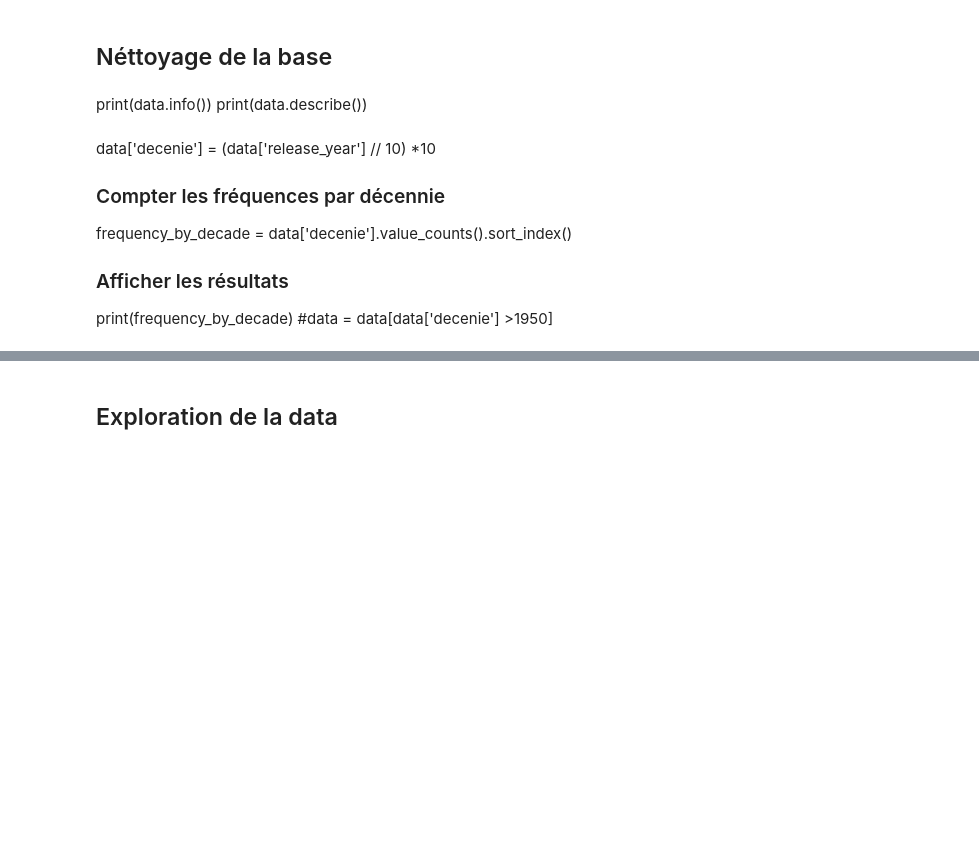
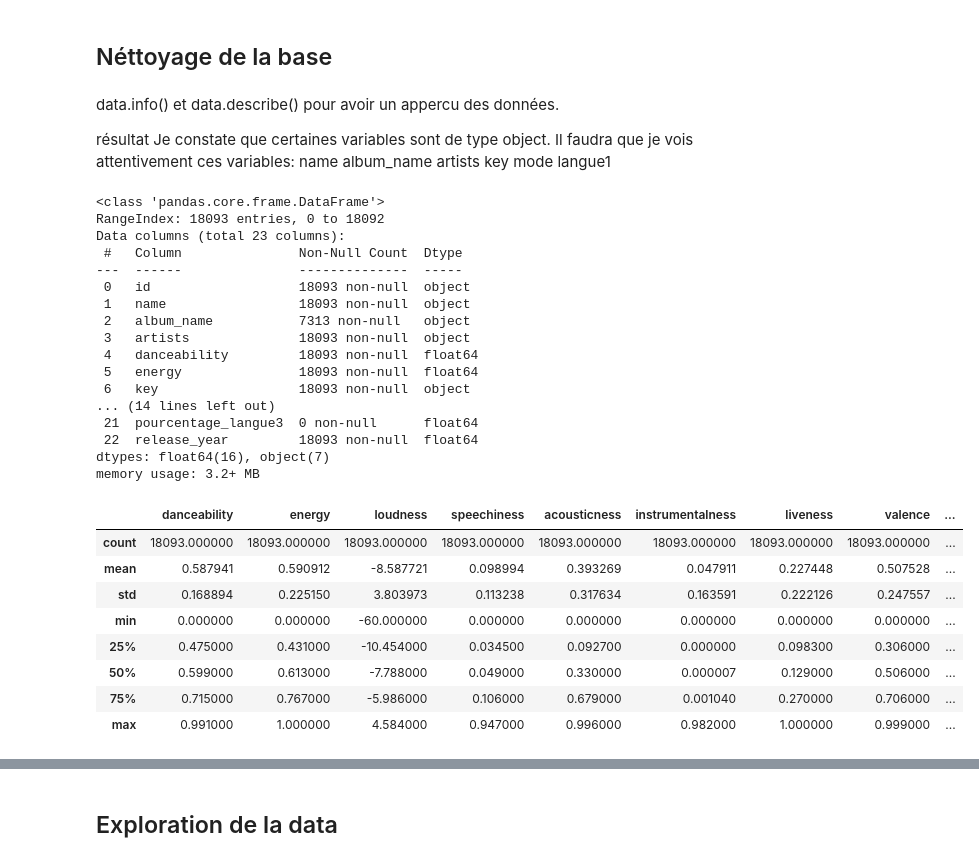
Before and after one commit to chabiadjobo/typologie_chansons_francaises, a Jupyter notebook: typologie.ipynb, the cells around one changed output, grey strips where cells are left out. Cells and saved outputs as stored; diff of their text form; code cells hidden in the pictures; blank space fills up the shorter version.

```diff
--- a/typologie.ipynb
+++ b/typologie.ipynb
@@ -13,16 +24,45 @@ from sklearn.preprocessing import StandardScaler
 # %% [markdown]
 ## Néttoyage de la base
 # %%
-data = pd.read_csv('base_excel/songs_with_release_year.csv')
+data = pd.read_csv('base_excel/data_typologie.csv')
-# %% [markdown]
-print(data.info())
-print(data.describe())
-# %% [markdown]
-data['decenie'] = (data['release_year'] // 10) *10
-
-### Compter les fréquences par décennie
-frequency_by_decade = data['decenie'].value_counts().sort_index()
-
-### Afficher les résultats
-print(frequency_by_decade)
-#data = data[data['decenie'] >1950]
+# %% [markdown]
+data.info() et data.describe() pour avoir un appercu des données.
+
+résultat
+Je constate que certaines variables sont de type object. Il faudra que je vois attentivement ces variables:
+name
+album_name
+artists
+key
+mode
+langue1
+# %%
+data.info()
+data.describe()
+# %% [output]
+<class 'pandas.core.frame.DataFrame'>
+RangeIndex: 18093 entries, 0 to 18092
+Data columns (total 23 columns):
+ #   Column               Non-Null Count  Dtype
+---  ------               --------------  -----
+ 0   id                   18093 non-null  object
+ 1   name                 18093 non-null  object
+ 2   album_name           7313 non-null   object
+ 3   artists              18093 non-null  object
+ 4   danceability         18093 non-null  float64
+ 5   energy               18093 non-null  float64
+ 6   key                  18093 non-null  object
+... (14 lines left out)
+ 21  pourcentage_langue3  0 non-null      float64
+ 22  release_year         18093 non-null  float64
+dtypes: float64(16), object(7)
+memory usage: 3.2+ MB
+|  | danceability | energy | loudness | speechiness | acousticness | instrumentalness | liveness | valence | ... |
+| count | 18093.000000 | 18093.000000 | 18093.000000 | 18093.000000 | 18093.000000 | 18093.000000 | 18093.000000 | 18093.000000 | ... |
+| mean | 0.587941 | 0.590912 | -8.587721 | 0.098994 | 0.393269 | 0.047911 | 0.227448 | 0.507528 | ... |
+| std | 0.168894 | 0.225150 | 3.803973 | 0.113238 | 0.317634 | 0.163591 | 0.222126 | 0.247557 | ... |
+| min | 0.000000 | 0.000000 | -60.000000 | 0.000000 | 0.000000 | 0.000000 | 0.000000 | 0.000000 | ... |
+| 25% | 0.475000 | 0.431000 | -10.454000 | 0.034500 | 0.092700 | 0.000000 | 0.098300 | 0.306000 | ... |
+| 50% | 0.599000 | 0.613000 | -7.788000 | 0.049000 | 0.330000 | 0.000007 | 0.129000 | 0.506000 | ... |
+| 75% | 0.715000 | 0.767000 | -5.986000 | 0.106000 | 0.679000 | 0.001040 | 0.270000 | 0.706000 | ... |
+| max | 0.991000 | 1.000000 | 4.584000 | 0.947000 | 0.996000 | 0.982000 | 1.000000 | 0.999000 | ... |
```
Also changed, not shown: parts of 80 cells of this notebook, 19 other files.
